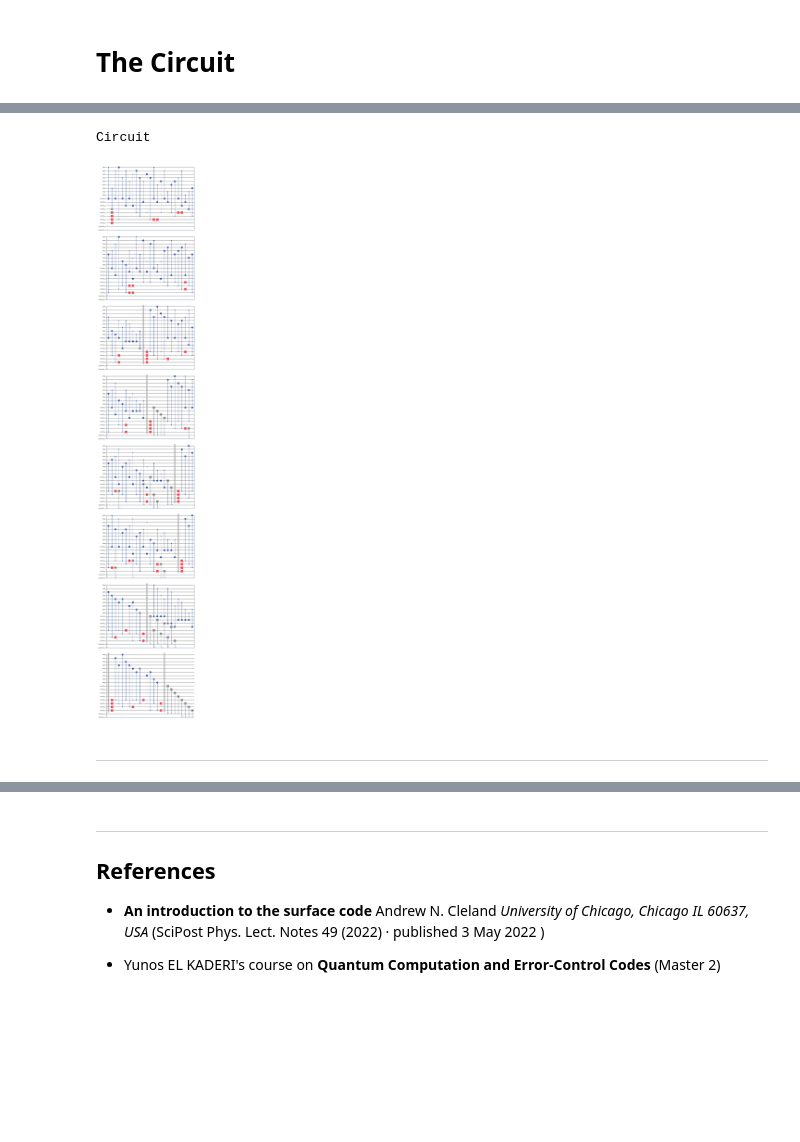
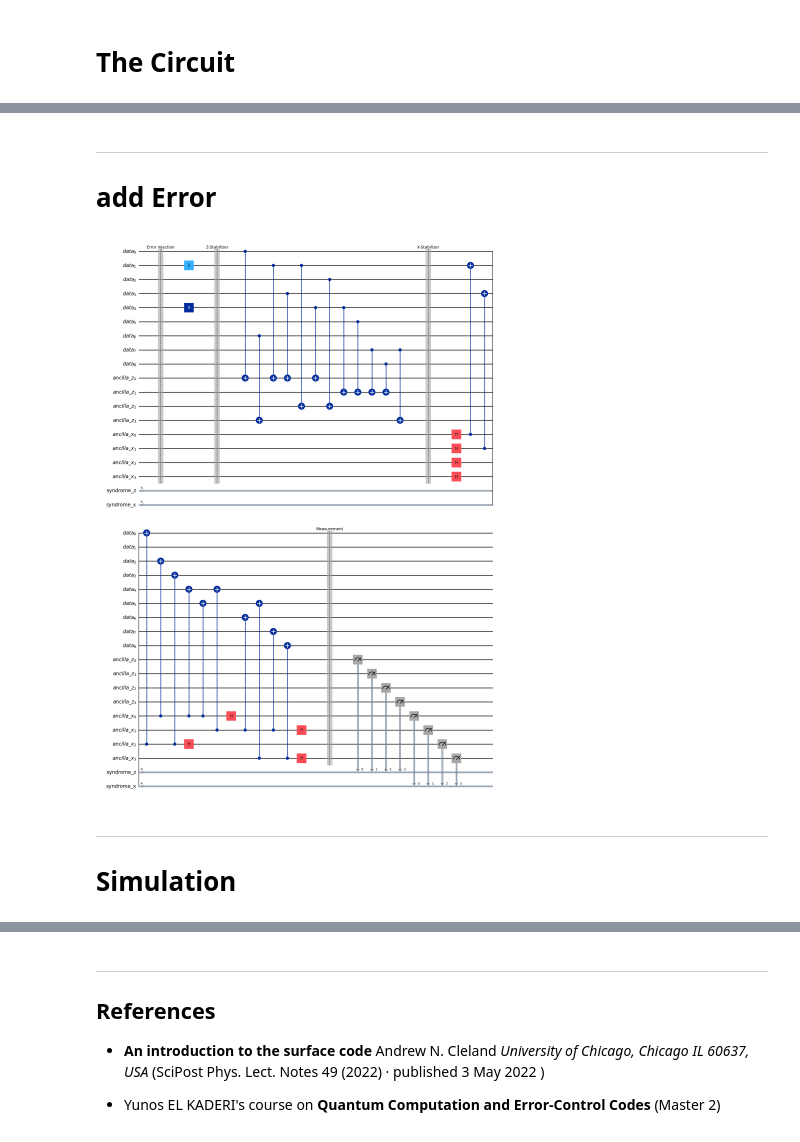
Before and after one commit to TheoHUETQC/surface-code, a Jupyter notebook: surface_code_introduction.ipynb, the cells around one changed output, grey strips where cells are left out. Drawn from its saved outputs; the diff is of its cells as text; code cells hidden in the pictures; blank space fills up the shorter version.

Commit message:
feat: add error in circuit, simulation using AerSimulator

```diff
--- a/surface_code_introduction.ipynb
+++ b/surface_code_introduction.ipynb
@@ -35,4 +41,2 @@ c_syndrome_x = ClassicalRegister(nbr_ancilla_x, name="syndrome_x")
 # %% [markdown]
 # The Circuit
-# %%
-qc = QuantumCircuit(q_data, q_anc_z, q_anc_x, c_syndrome_z, c_syndrome_x, name="Circuit")
@@ -77,0 +84,6 @@ qc.measure(q_anc_x, c_syndrome_x)
+# %%
+q_data, q_anc_z, q_anc_x, c_syndrome_z, c_syndrome_x = init_registers()
+qc = QuantumCircuit(q_data, q_anc_z, q_anc_x, c_syndrome_z, c_syndrome_x, name="stabilizer_circuit")
+
+qc_stabilizer = stabilizer_circuit(qc)
+qc_stabilizer.draw(output="mpl", style="iqp")
@@ -78,10 +92,37 @@ qc.measure(q_anc_x, c_syndrome_x)
+# %% [markdown]
+---
+
+# add Error
+# %%
+def build_surface_code_circuit(errors_to_inject=[], init_basis='Z'):
+  """
+  errors_to_inject: liste de tuples (type_erreur, index_qubit)
+  Exemple: [('X', 4), ('Z', 1)]
+  """
+  q_data, q_anc_z, q_anc_x, c_syndrome_z, c_syndrome_x = init_registers()
+  qc = QuantumCircuit(q_data, q_anc_z, q_anc_x, c_syndrome_z, c_syndrome_x, name="stabilizer_circuit")
+
+  if init_basis == 'X':
+    qc.barrier(label="State Prep")
+    qc.h(q_data) # Bascule tous les data qubits dans l'état |+>
+
+  qc.barrier(label="Error Injection")
+  for error in errors_to_inject:
+    if error[0] == 'X':
+      qc.x(q_data[error[1]])
+    elif error[0] == 'Z':
+      qc.z(q_data[error[1]])
+
+  qc = stabilizer_circuit(qc)
+
+  return qc
 # %%
-print(qc.name)
+qc = build_surface_code_circuit(errors_to_inject=[('X', 4), ('Z', 1)])
 qc.draw(output="mpl", style="iqp")
 # %% [output]
-Circuit
-[figure, old version]
+[figure, new version]
 # %% [markdown]
 ---
+# Simulation
 # %%
 from qiskit_aer import AerSimulator
```
Also changed, not shown: parts of 14 cells of this notebook.
